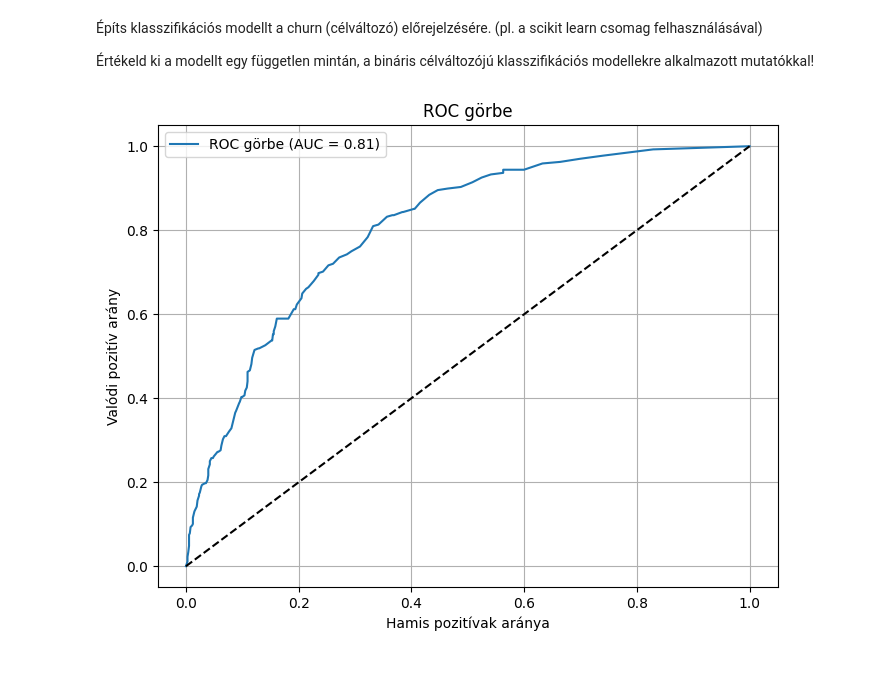
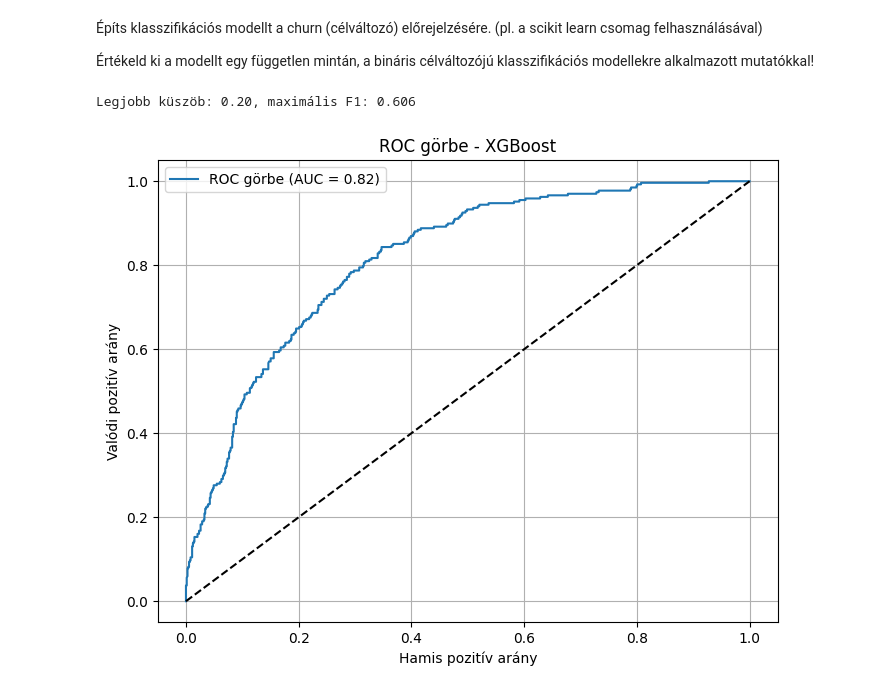
Before and after one commit to Kvivien20/OTP_python_teszt, a Jupyter notebook: churn_tasks.ipynb, the cells around one changed output. Cells and saved outputs as stored; diff of their text form; code cells hidden in the pictures.

```diff
--- a/churn_tasks.ipynb
+++ b/churn_tasks.ipynb
@@ -158,58 +158,105 @@ print(df_binned[['MonthlyCharges', 'MonthlyCharges_bin']].head())
 # %%
 #!pip install scikit-learn
 #!pip install matplotlib
+#!pip install xgboost
 from sklearn.model_selection import train_test_split
 from sklearn.preprocessing import StandardScaler, OneHotEncoder
 from sklearn.compose import ColumnTransformer
 from sklearn.pipeline import Pipeline
-from sklearn.ensemble import RandomForestClassifier
-from sklearn.metrics import classification_report, accuracy_score, recall_score, f1_score, confusion_matrix, roc_auc_score, roc_curve
+from xgboost import XGBClassifier
+from sklearn.metrics import classification_report, accuracy_score, precision_score, recall_score, f1_score, confusion_matrix, roc_auc_score, roc_curve
 import matplotlib.pyplot as plt
+from sklearn.metrics import f1_score
+import numpy as np
 
-#cél és magyarázó változók a modellben
+# Cél és magyarázó változók
 y = df['Churn']
 X = df.drop(columns=['Churn', 'CustomerID'])
 
 categorical_cols = X.select_dtypes(include=['object']).columns.tolist()
 numerical_cols = X.select_dtypes(include=['int64', 'float64']).columns.tolist()
 
+# Pipeline
 preprocessor = ColumnTransformer(transformers=[
     ('num', StandardScaler(), numerical_cols),
     ('cat', OneHotEncoder(handle_unknown='ignore'), categorical_cols)
 ])
 
+''' model = Pipeline([
+    ('elofeldolgozas', preprocessor),
+    ('osztalyozo', RandomForestClassifier(random_state=42, class_weight='balanced'))
+]) '''
+
 model = Pipeline([
     ('elofeldolgozas', preprocessor),
-    ('osztalyozo', RandomForestClassifier(random_state=42))
+    ('osztalyozo', XGBClassifier(random_state=42, eval_metric='logloss'))
 ])
 
 # 80% tanító, 20% teszt minta
-X_train, X_test, y_train, y_test = train_test_split(X, y, test_size=0.2, random_state=42, stratify=y)
+X_train, X_test, y_train, y_test = train_test_split(X, y, stratify=y, test_size=0.2, random_state=42)
+
 model.fit(X_train, y_train)
 
 # előrejelzés
 y_pred = model.predict(X_test)
 y_prob = model.predict_proba(X_test)[:, 1]
 
-fpr, tpr, thresholds = roc_curve(y_test, y_prob)
+#legjobb küszöbérték
+küszöb = np.arange(0.1, 0.9, 0.01)
+f1_scores = []
 
+for t in küszöb:
+    y_pred_custom = (y_prob >= t).astype(int)
+    f1 = f1_score(y_test, y_pred_custom)
+    f1_scores.append(f1)
+
+legjobb_érték = küszöb[np.argmax(f1_scores)]
+best_f1 = max(f1_scores)
+
+print(f"Legjobb küszöb: {legjobb_érték:.2f}, maximális F1: {best_f1:.3f}")
+
+y_pred_custom = (y_prob >= legjobb_érték).astype(int)
+
+fpr, tpr, _ = roc_curve(y_test, y_prob)
 plt.figure(figsize=(8, 6))
 plt.plot(fpr, tpr, label="ROC görbe (AUC = {:.2f})".format(roc_auc_score(y_test, y_prob)))
 plt.plot([0, 1], [0, 1], 'k--')
-plt.xlabel("Hamis pozitívak aránya")
+plt.xlabel("Hamis pozitív arány")
 plt.ylabel("Valódi pozitív arány")
-plt.title("ROC görbe")
+plt.title("ROC görbe - XGBoost")
 plt.legend()
 plt.grid(True)
 plt.show()
 
+# Eredmények kiírása
+print("Alap küszöb: ")
 print("Jelentés:\n", classification_report(y_test, y_pred))
 print("Pontosság :", accuracy_score(y_test, y_pred))
-print("Érzékenység:", recall_score(y_test, y_pred))
+print("Érzékenység (Recall):", recall_score(y_test, y_pred))
+print("Precízió (Precision):", precision_score(y_test, y_pred))
 print("F1-érték:", f1_score(y_test, y_pred))
 print("Konfúziós mátrix:\n", confusion_matrix(y_test, y_pred))
 print("ROC AUC érték:", roc_auc_score(y_test, y_prob))
 
+
+print("\nEgyéni küszöb")
+print("Jelentés:\n", classification_report(y_test, y_pred_custom))
+print("Pontosság:", accuracy_score(y_test, y_pred_custom))
+print("Érzékenység (Recall):", recall_score(y_test, y_pred_custom))
+print("Precízió (Precision):", precision_score(y_test, y_pred_custom))
+print("F1-érték:", f1_score(y_test, y_pred_custom))
+print("Konfúziós mátrix:\n", confusion_matrix(y_test, y_pred_custom))
+
 #ennél jobbat sajnos nem sikerült kihoznom
+
+ertekeles = """
+A modell az ügyfelek lemorzsolódásának előrejelzésére közepesen jól teljesít. Az alapértelmezett 0,5-ös küszöb mellett a pontosság 78%, ami azt jelenti, hogy a modell az esetek nagy részében helyesen osztályozza az ügyfeleket. Az érzékenység azonban csak 52%, vagyis az elvesztésre hajlamos ügyfelek kevesebb mint felét ismeri fel, ami üzleti szempontból problémás lehet, hiszen így sok potenciális "lemorzsólódó"" ügyfél „elsiklik” a figyelmünk előtt. A precízió viszont viszonylag magas, 61%, ami azt mutatja, hogy a churn-nek (churn=1) jelölt ügyfelek több mint fele valóban valódi lemorzsolódó. Az F1-érték 0,56 körüli, ami azt tükrözi, hogy a modell egyensúlyt próbál tartani a hamis pozitív és hamis negatív osztályozások között, de még nem optimális.
+
+Ha a küszöböt 0,2-re csökkentjük, az érzékenység javul, eléri a 78%-ot, vagyis több lemorzsolódó ügyfelet tudunk felismerni. Ez azonban a pontosság csökkenésével (73%) és a precízió mérséklődésével (49%) jár, tehát több téves riasztás is lesz. Az F1-érték viszont 0,61-re nő, ami a jobb egyensúlyt jelzi.
+
+Összességében a modell hasznos lehet a churn előrejelzésére, különösen az érzékenység növelésével, ami fontosabb lehet az üzleti szempontból, hogy több potenciális lemorzsolódó ügyfelet azonosítsunk, még akkor is ha ezek között több lesz a "téves riasztás".
+"""
+print(ertekeles)
 # %% [output]
+Legjobb küszöb: 0.20, maximális F1: 0.606
-[figure, old version]
+[figure, new version]
```
Also changed, not shown: parts of 2 cells of this notebook.
